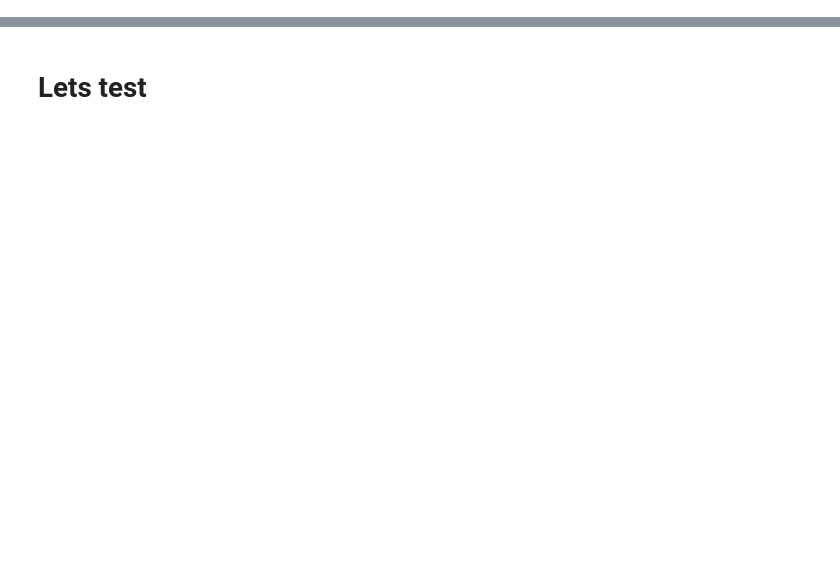
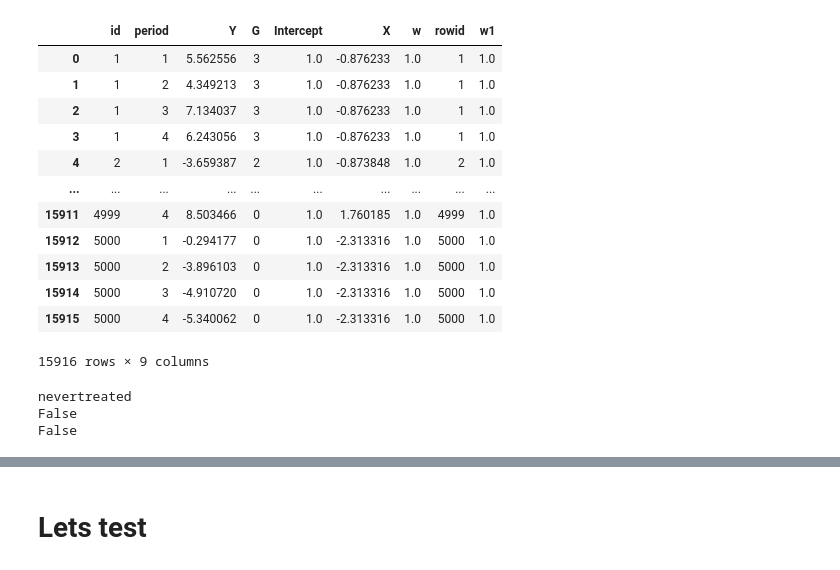
Before and after one commit to d2cml-ai/csdid, a Jupyter notebook: test_csdid_aq.ipynb, the cells around one changed output, grey strips where cells are left out. Saved outputs shown, nothing was run; the diff lists cells and outputs as text; code cells hidden in the pictures; blank space fills up the shorter version.

```diff
--- a/test_csdid_aq.ipynb
+++ b/test_csdid_aq.ipynb
@@ -65,2 +62,33 @@ example_attgt.summ_attgt().summary2
+# %%
+dp = pre_process_did(
+    yname="Y",
+    tname="period",
+    idname="id",
+    gname="G",
+    xformla="Y~X",panel= True,
+    data=data)
+dp["data"]
+# %% [output]
+|  | id | period | Y | G | Intercept | X | w | rowid | w1 |
+| 0 | 1 | 1 | 5.562556 | 3 | 1.0 | -0.876233 | 1.0 | 1 | 1.0 |
+| 1 | 1 | 2 | 4.349213 | 3 | 1.0 | -0.876233 | 1.0 | 1 | 1.0 |
+| 2 | 1 | 3 | 7.134037 | 3 | 1.0 | -0.876233 | 1.0 | 1 | 1.0 |
+| 3 | 1 | 4 | 6.243056 | 3 | 1.0 | -0.876233 | 1.0 | 1 | 1.0 |
+| 4 | 2 | 1 | -3.659387 | 2 | 1.0 | -0.873848 | 1.0 | 2 | 1.0 |
+| ... | ... | ... | ... | ... | ... | ... | ... | ... | ... |
+| 15911 | 4999 | 4 | 8.503466 | 0 | 1.0 | 1.760185 | 1.0 | 4999 | 1.0 |
+| 15912 | 5000 | 1 | -0.294177 | 0 | 1.0 | -2.313316 | 1.0 | 5000 | 1.0 |
+| 15913 | 5000 | 2 | -3.896103 | 0 | 1.0 | -2.313316 | 1.0 | 5000 | 1.0 |
+| 15914 | 5000 | 3 | -4.910720 | 0 | 1.0 | -2.313316 | 1.0 | 5000 | 1.0 |
+| 15915 | 5000 | 4 | -5.340062 | 0 | 1.0 | -2.313316 | 1.0 | 5000 | 1.0 |
+15916 rows × 9 columns
+# %%
+print(dp["control_group"])
+print(dp["panel"])
+print( dp['true_rep_cross_section'])
+# %% [output]
+nevertreated
+False
+False
 # %%
 # vars(example_attgt)["dp"].keys()
```
Also changed, not shown: parts of 36 cells of this notebook, 16 other files.
